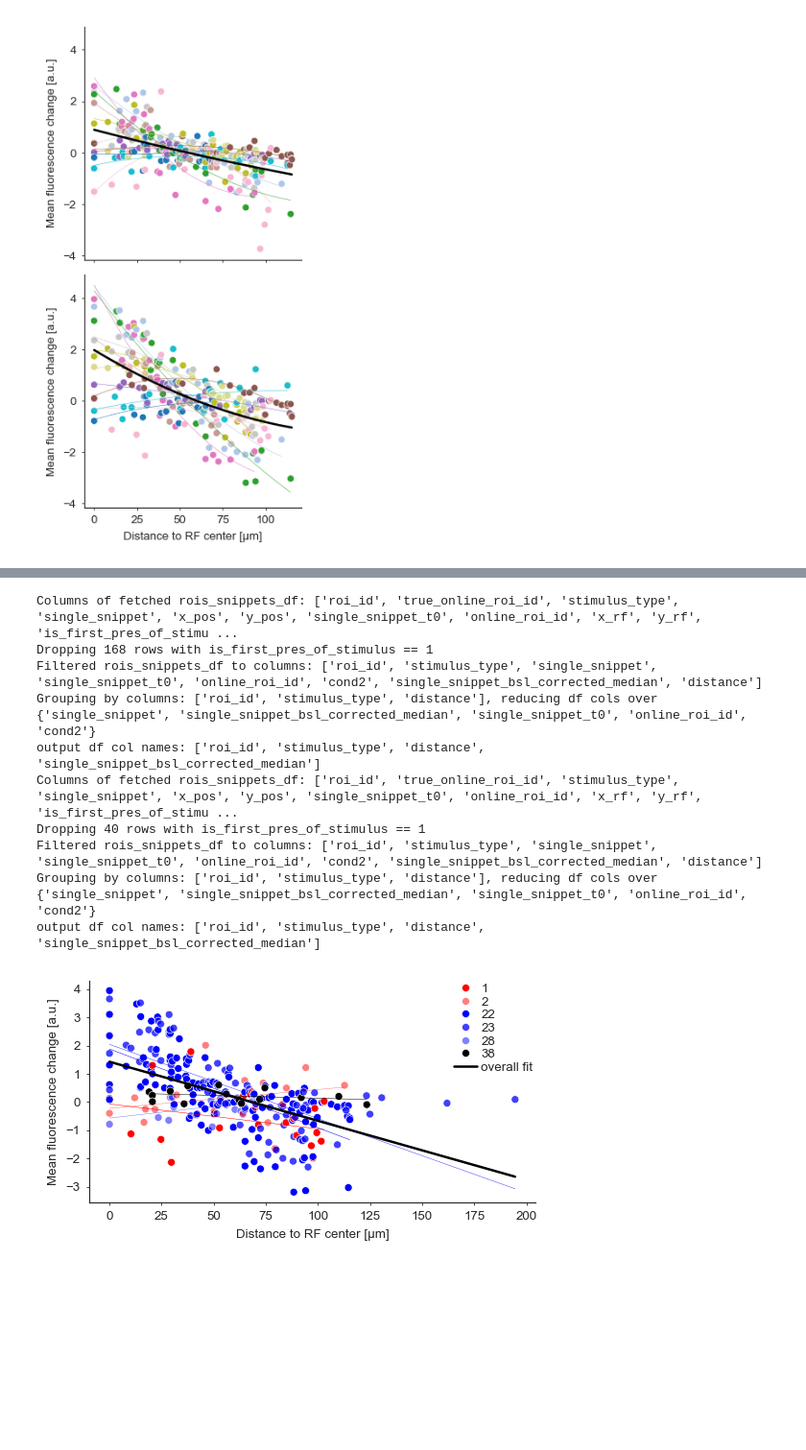
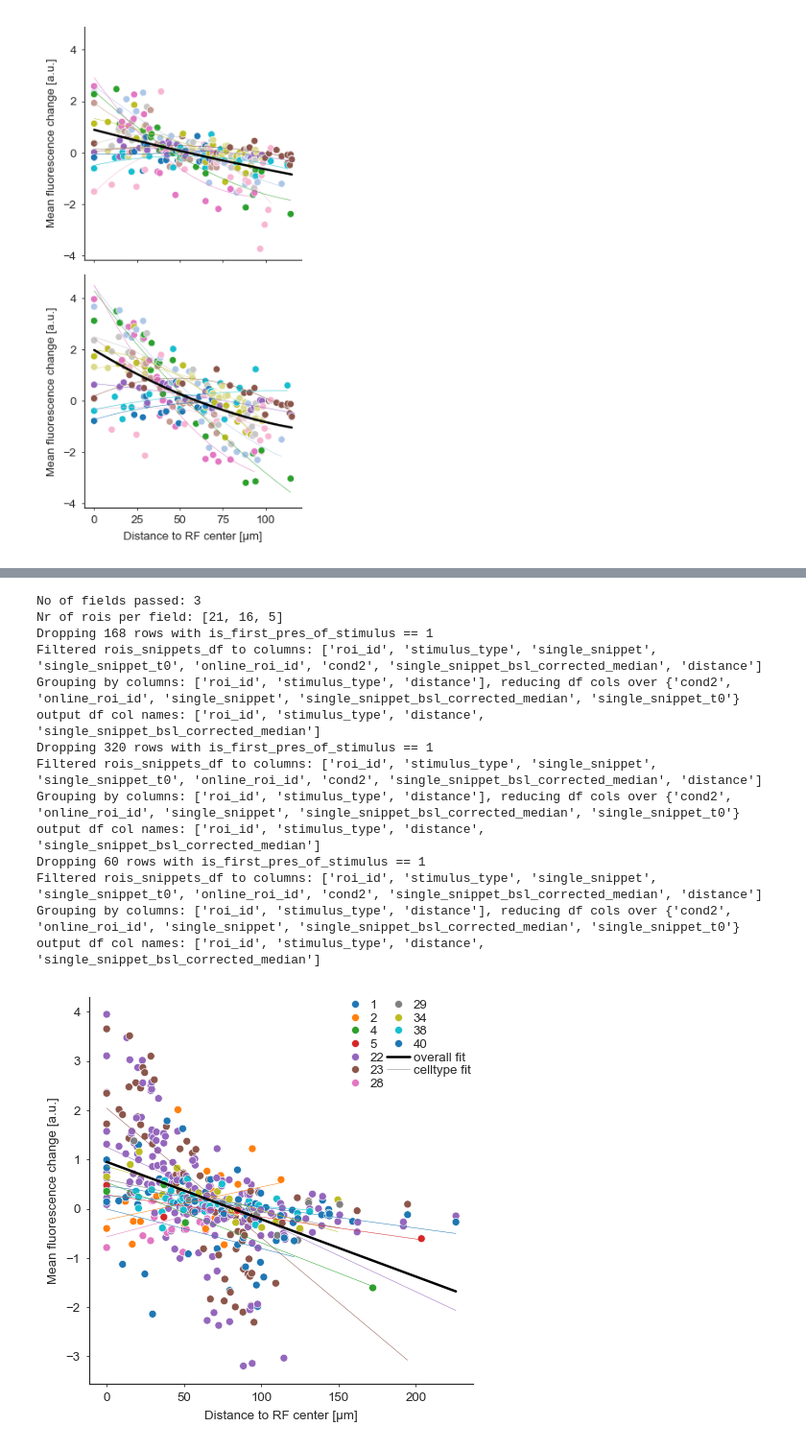
Before and after one commit to SamuelSuhai/model_in_the_loop, a Jupyter notebook: thesis/code/analysis_closed_loop_experiments/rf_mei_test/rf_test_figures.ipynb, the cells around one changed output, grey strips where cells are left out. Shown at 96% size. Saved outputs shown, nothing was run; the diff lists cells and outputs as text; code cells hidden in the pictures; blank space fills up the shorter version.

```diff
--- a/thesis/code/analysis_closed_loop_experiments/rf_mei_test/rf_test_figures.ipynb
+++ b/thesis/code/analysis_closed_loop_experiments/rf_mei_test/rf_test_figures.ipynb
@@ -152,39 +171,46 @@ output df col names: ['roi_id', 'stimulus_type', 'distance', 'single_snippet_bsl
 # %%
-circle_field_idx = 0
-field_key = dj_ut.fetch_all_fields_with_stm("circle")[circle_field_idx]
+def dist_ct():
+    field_key_list = dj_ut.fetch_all_fields_with_stm("circle")
+    fig,axes = plt.subplots(1,1,sharex=True,sharey=True,figsize = plotter.figsize_from_frac(1/2,1/2))
+    field_roi_ids = [(Offline2OnlineRoiId() & dict(stim_name="circle") & k).fetch("roi_id") for k in field_key_list]
 
-field_key_list = dj_ut.fetch_all_fields_with_stm("circle")[:-1]
-fig,axes = plt.subplots(1,1,sharex=True,sharey=True,figsize = (plotter.FULLPAGE_WIDTH *2/ 3, plotter.FULLPAGE_WIDTH /3))
-roi_id_list = (Offline2OnlineRoiId() & dict(stim_name="circle") & field_key).fetch("roi_id")
-
-# roi_id_list = 12
-ax = dj_ut.wrapper_scatter_response_distance_celltype(
-    field_key=field_key_list,
-    roi_id_list=roi_id_list,
-    bsl_correction_method="median",
-    measure="response_mean",
-    stimulus_type="on_big",
-    show_legend=True,
-    ax = axes,
-    cond2_value=None,
-    plot_kwargs = {
-        "single_group_fit_kwargs":{
-            "order":1
-        },
-        "overall_fit_kwargs":{
-            "order":1
-        },
-    }
-)
+    # roi_id_list = 12
+    ax = dj_ut.wrapper_scatter_response_distance_celltype(
+        field_key=field_key_list,
+        roi_id_list=field_roi_ids,
+        bsl_correction_method="median",
+        measure="response_mean",
+        stimulus_type="on_big",
+        show_legend=True,
+        ax = axes,
+        cond2_value=None,
+        plot_kwargs = {
+            "single_group_fit_kwargs":{
+                "order":1
+            },
+            "overall_fit_kwargs":{
+                "order":1
+            },
+        }
+    )
+    return fig,ax
+f,a = dist_ct()
+plotter.tight_layout()
+# save
+f.savefig(os.path.join(FIGURE_PATH,f"Response_distance_celltype_bigcircle_allfields.svg"),format='svg')
 # %% [output]
-Columns of fetched rois_snippets_df: ['roi_id', 'true_online_roi_id', 'stimulus_type', 'single_snippet', 'x_pos', 'y_pos', 'single_snippet_t0', 'online_roi_id', 'x_rf', 'y_rf', 'is_first_pres_of_stimu ...
+No of fields passed: 3
+Nr of rois per field: [21, 16, 5]
 Dropping 168 rows with is_first_pres_of_stimulus == 1
 Filtered rois_snippets_df to columns: ['roi_id', 'stimulus_type', 'single_snippet', 'single_snippet_t0', 'online_roi_id', 'cond2', 'single_snippet_bsl_corrected_median', 'distance']
-Grouping by columns: ['roi_id', 'stimulus_type', 'distance'], reducing df cols over {'single_snippet', 'single_snippet_bsl_corrected_median', 'single_snippet_t0', 'online_roi_id', 'cond2'}
+Grouping by columns: ['roi_id', 'stimulus_type', 'distance'], reducing df cols over {'cond2', 'online_roi_id', 'single_snippet', 'single_snippet_bsl_corrected_median', 'single_snippet_t0'}
 output df col names: ['roi_id', 'stimulus_type', 'distance', 'single_snippet_bsl_corrected_median']
-Columns of fetched rois_snippets_df: ['roi_id', 'true_online_roi_id', 'stimulus_type', 'single_snippet', 'x_pos', 'y_pos', 'single_snippet_t0', 'online_roi_id', 'x_rf', 'y_rf', 'is_first_pres_of_stimu ...
-Dropping 40 rows with is_first_pres_of_stimulus == 1
+Dropping 320 rows with is_first_pres_of_stimulus == 1
 Filtered rois_snippets_df to columns: ['roi_id', 'stimulus_type', 'single_snippet', 'single_snippet_t0', 'online_roi_id', 'cond2', 'single_snippet_bsl_corrected_median', 'distance']
-Grouping by columns: ['roi_id', 'stimulus_type', 'distance'], reducing df cols over {'single_snippet', 'single_snippet_bsl_corrected_median', 'single_snippet_t0', 'online_roi_id', 'cond2'}
+Grouping by columns: ['roi_id', 'stimulus_type', 'distance'], reducing df cols over {'cond2', 'online_roi_id', 'single_snippet', 'single_snippet_bsl_corrected_median', 'single_snippet_t0'}
 output df col names: ['roi_id', 'stimulus_type', 'distance', 'single_snippet_bsl_corrected_median']
+Dropping 60 rows with is_first_pres_of_stimulus == 1
+Filtered rois_snippets_df to columns: ['roi_id', 'stimulus_type', 'single_snippet', 'single_snippet_t0', 'online_roi_id', 'cond2', 'single_snippet_bsl_corrected_median', 'distance']
+Grouping by columns: ['roi_id', 'stimulus_type', 'distance'], reducing df cols over {'cond2', 'online_roi_id', 'single_snippet', 'single_snippet_bsl_corrected_median', 'single_snippet_t0'}
+output df col names: ['roi_id', 'stimulus_type', 'distance', 'single_snippet_bsl_corrected_median']
-[figure, old version]
+[figure, new version]
```
Also changed, not shown: parts of 7 cells of this notebook, 6 other files.
